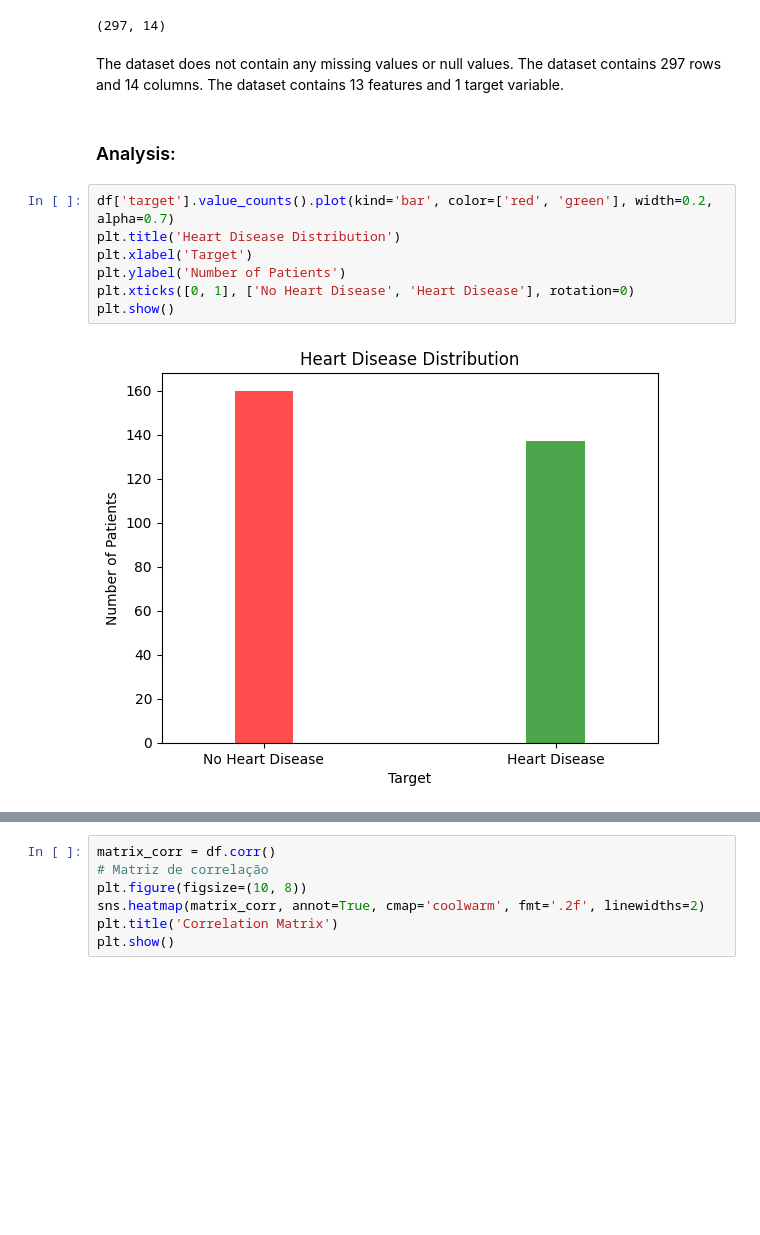
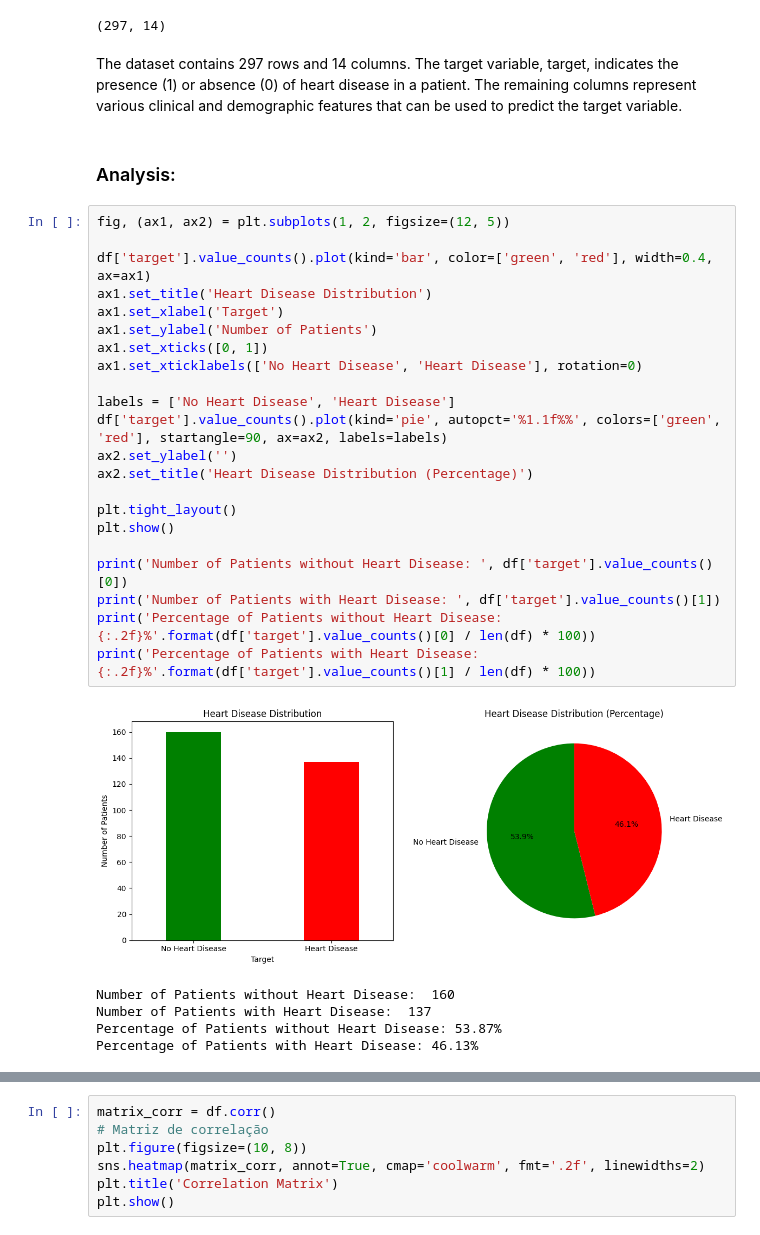
Before and after one commit to cristiano-nicolau/faa_t1, a Jupyter notebook: data_analyses.ipynb, the cells around one changed output, grey strips where cells are left out. Saved outputs shown, nothing was run; the diff lists cells and outputs as text; blank space fills up the shorter version.

```diff
--- a/data_analyses.ipynb
+++ b/data_analyses.ipynb
@@ -100,16 +147,35 @@ df.describe()
 df.shape
 # %% [output]
 (297, 14)
-# %% [markdown]
-The dataset does not contain any missing values or null values. The dataset contains 297 rows and 14 columns. The dataset contains 13 features and 1 target variable.
+# %% [markdown]
+The dataset contains 297 rows and 14 columns. The target variable, target, indicates the presence (1) or absence (0) of heart disease in a patient. The remaining columns represent various clinical and demographic features that can be used to predict the target variable.
 # %% [markdown]
 ###  Analysis:
-# %%
-df['target'].value_counts().plot(kind='bar', color=['red', 'green'], width=0.2, alpha=0.7)
-plt.title('Heart Disease Distribution')
-plt.xlabel('Target')
-plt.ylabel('Number of Patients')
-plt.xticks([0, 1], ['No Heart Disease', 'Heart Disease'], rotation=0)
-plt.show()
-# %% [output]
-[figure, removed]
+# %%
+fig, (ax1, ax2) = plt.subplots(1, 2, figsize=(12, 5))
+
+df['target'].value_counts().plot(kind='bar', color=['green', 'red'], width=0.4, ax=ax1)
+ax1.set_title('Heart Disease Distribution')
+ax1.set_xlabel('Target')
+ax1.set_ylabel('Number of Patients')
+ax1.set_xticks([0, 1])
+ax1.set_xticklabels(['No Heart Disease', 'Heart Disease'], rotation=0)
+
+labels = ['No Heart Disease', 'Heart Disease']
+df['target'].value_counts().plot(kind='pie', autopct='%1.1f%%', colors=['green', 'red'], startangle=90, ax=ax2, labels=labels)
+ax2.set_ylabel('')
+ax2.set_title('Heart Disease Distribution (Percentage)')
+
+plt.tight_layout()
+plt.show()
+
+print('Number of Patients without Heart Disease: ', df['target'].value_counts()[0])
+print('Number of Patients with Heart Disease: ', df['target'].value_counts()[1])
+print('Percentage of Patients without Heart Disease: {:.2f}%'.format(df['target'].value_counts()[0] / len(df) * 100))
+print('Percentage of Patients with Heart Disease: {:.2f}%'.format(df['target'].value_counts()[1] / len(df) * 100))
+# %% [output]
+[figure, added]
+Number of Patients without Heart Disease:  160
+Number of Patients with Heart Disease:  137
+Percentage of Patients without Heart Disease: 53.87%
+Percentage of Patients with Heart Disease: 46.13%
```
Also changed, not shown: parts of 21 cells of this notebook.
